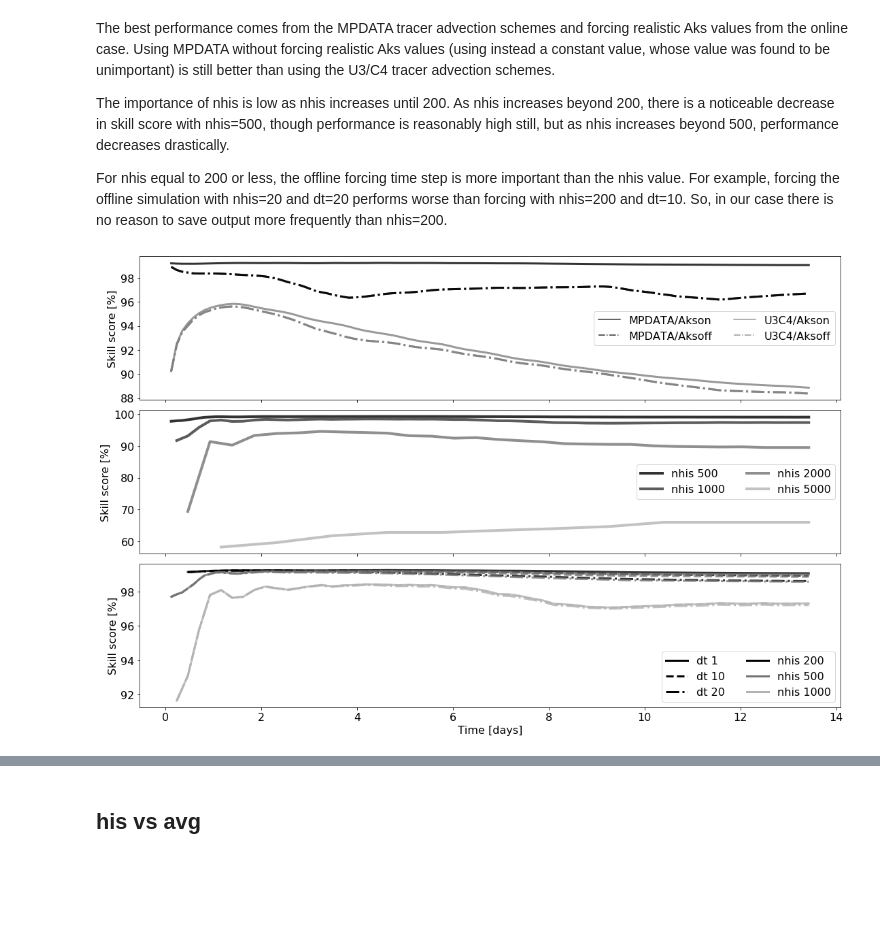
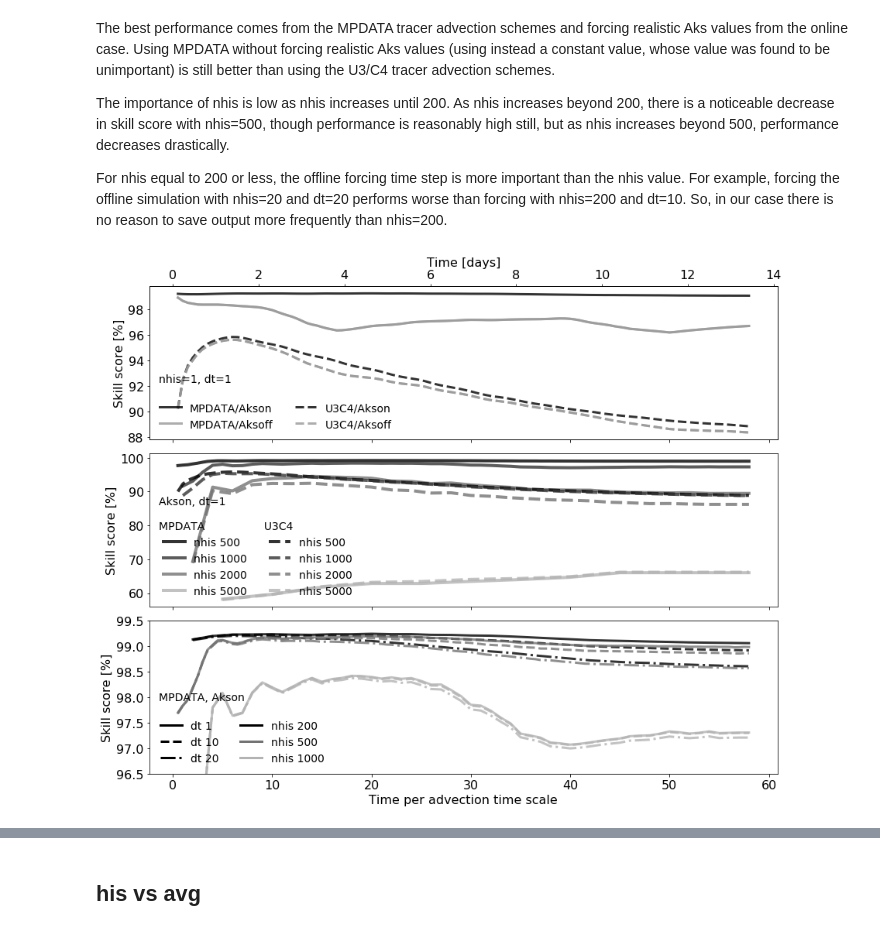
Before and after one commit to kthyng/offline_analysis, a Jupyter notebook: calc.ipynb, the cells around one changed output, grey strips where cells are left out. Cells and saved outputs as stored; diff of their text form; code cells hidden in the pictures; blank space fills up the shorter version.

```diff
--- a/calc.ipynb
+++ b/calc.ipynb
@@ -68,0 +100,5 @@ def setup_grid(ds):
+# %%
+# example model output to use for a few things
+locon = '/scratch/group/csomio/CSOMIO/oil_03/output_ss/MPDATA/nhis500/oil_03_his.nc'
+ds = xr.open_dataset(locon, decode_times=False, chunks=chunks)
+ds['ocean_time'] = (ds.ocean_time - ds.ocean_time[0])/86400
@@ -68,0 +115,6 @@ def setup_grid(ds):
+# %%
+L = 10000  # m
+U = 0.5  # m/s
+
+T = L/U  # normalized advection time in seconds
+T
@@ -582,5 +705,8 @@ fname = 'output_ss/dfhis.csv'
 dfhis = pd.read_csv(fname, index_col='ocean_time')
 # fname = 'output_ss/dfavg.csv'
 # dfavg = pd.read_csv(fname, index_col='ocean_time')
+# %%
+dfhis['days'] = dfhis.index
+dfhis.index = dfhis.index*86400/T  # normalize time by dynamic time scale
 # %%
 alpha=0.8
@@ -697,5 +841,8 @@ fname = 'output_ss/dfhis_persist.csv'
 dfhis = pd.read_csv(fname, index_col='ocean_time')
 # fname = 'output_ss/dfavg_persist.csv'
 # dfavg = pd.read_csv(fname, index_col='ocean_time')
+
+dfhis['days'] = dfhis.index
+dfhis.index = dfhis.index*86400/T  # normalize time by dynamic time scale
 # %%
 alpha=0.8
@@ -761,46 +908,60 @@ for (i, nhis), color in zip(enumerate(nhist), colors):
 # %%
-fig, axes = plt.subplots(3,1,figsize=(15,10), sharex=True)#, sharey=True)
+fig, axes = plt.subplots(3,1,figsize=(12,10), sharex=True)#, sharey=True)
 
 # demonstrate tracer advection schemes and Aks forcing for nhis/dt=1
 ax = axes[0]
-ax.plot(dfhis[iAksonMPDATA], colMPDATA, alpha=alpha, ls=lsAkson, lw=3)
-ax.plot(dfhis[iAksoffMPDATA], colMPDATA, alpha=alpha, ls=lsAksoff, lw=3)
-ax.plot(dfhis[iAksonU3C4], colU3C4, alpha=alpha, ls=lsAkson, lw=3)
-ax.plot(dfhis[iAksoffU3C4], colU3C4, alpha=alpha, ls=lsAksoff, lw=3)
+ax.plot(dfhis[iAksonMPDATA], colAkson, alpha=alpha, ls=lsMPDATA, lw=3)
+ax.plot(dfhis[iAksoffMPDATA], colAksoff, alpha=alpha, ls=lsMPDATA, lw=3)
+ax.plot(dfhis[iAksonU3C4], colAkson, alpha=alpha, ls=lsU3C4, lw=3)
+ax.plot(dfhis[iAksoffU3C4], colAksoff, alpha=alpha, ls=lsU3C4, lw=3)
 
-ax.plot([], label="MPDATA/Akson", color=colMPDATA, alpha=alpha, ls=lsAkson)
-ax.plot([], label="MPDATA/Aksoff", color=colMPDATA, alpha=alpha, ls=lsAksoff)
-ax.plot([], label="U3C4/Akson", color=colU3C4, alpha=alpha, ls=lsAkson)
-ax.plot([], label="U3C4/Aksoff", color=colU3C4, alpha=alpha, ls=lsAksoff)
+ax.plot([], label="MPDATA/Akson", color=colAkson, alpha=alpha, ls=lsMPDATA, lw=3)
+ax.plot([], label="MPDATA/Aksoff", color=colAksoff, alpha=alpha, ls=lsMPDATA, lw=3)
+ax.plot([], label="U3C4/Akson", color=colAkson, alpha=alpha, ls=lsU3C4, lw=3)
+ax.plot([], label="U3C4/Aksoff", color=colAksoff, alpha=alpha, ls=lsU3C4, lw=3)
+
+
+
+ax2 = ax.twiny()
+# Ticks = ax.get_xticks()
+# ax2.set_xticks(Ticks)
+ax2.set_xbound(ax.get_xbound())
+#
+dayticks = np.arange(0,16,2)
+Tticks = dayticks*86400/T  # normalize time by dynamic time scale
+ax2.set_xticks(Tticks)
+ax2.set_xticklabels(dayticks)
+ax2.set_xlabel('Time [days]', fontsize=fsb)
+
 
 
 # demonstrate overall spread of nhis for dt=1
 ax = axes[1]
-for col, label, color in zip(colsnhis, labelsnhis, colorsnhis):#, colstc, colstls):
-    ax.plot(dfhis[col], label=label, color=color, alpha=alpha, lw=4)
-
+for col, label, color, ls in zip(colsnhis, labelsnhis, colorsnhis, lsnhis):#, colstc, colstls):
+    ax.plot(dfhis[col], label=label, color=color, alpha=alpha, lw=4, ls=ls)
+# ax.legend(title=, ncol=2, fontsize=fsm, framealpha=0, title_fontsize=fsm)
 
 
 # demonstrate spread of dt for a few important nhis
 ax = axes[2]
-# ax.plot(dfhis[ihis], colhis, alpha=alpha)
-# ax.plot(dfavg[iavg], colavg, alpha=alpha);
 
 for col, c, ls, label in zip(colst, colorst, lst, labelst):
     ax.plot(dfhis[col], color=c, alpha=alpha, ls=ls, lw=3)
 for ls, dt in zip(lss, dts):
     ax.plot([], label="dt %i" % dt, color='k', lw=3, ls=ls)
 for c, nhis in zip(colors, nhist):
     ax.plot([], label="nhis %i" % nhis, color=c, lw=3)
+ax.set_ylim(96.5,99.5)
 
 
-ax.set_xlabel('Time [days]', fontsize=16)
+ax.set_xlabel('Time per advection time scale', fontsize=16)
 
 fig.tight_layout()
 
-for ax in axes.flat:
+for ax,legendtitle in zip(axes.flat,legendtitles):
     ax.tick_params(labelsize=16)
-    ax.legend(fontsize=16, ncol=2)
+    ax.legend(title=legendtitle, title_fontsize=fsm, fontsize=fsm, ncol=2, framealpha=0, loc='lower left')
     ax.set_ylabel('Skill score [%]', fontsize=16)
+ax2.tick_params(labelsize=16)
 # %% [output]
-[figure, old version]
+[figure, new version]
```
Also changed, not shown: parts of 65 cells of this notebook.
